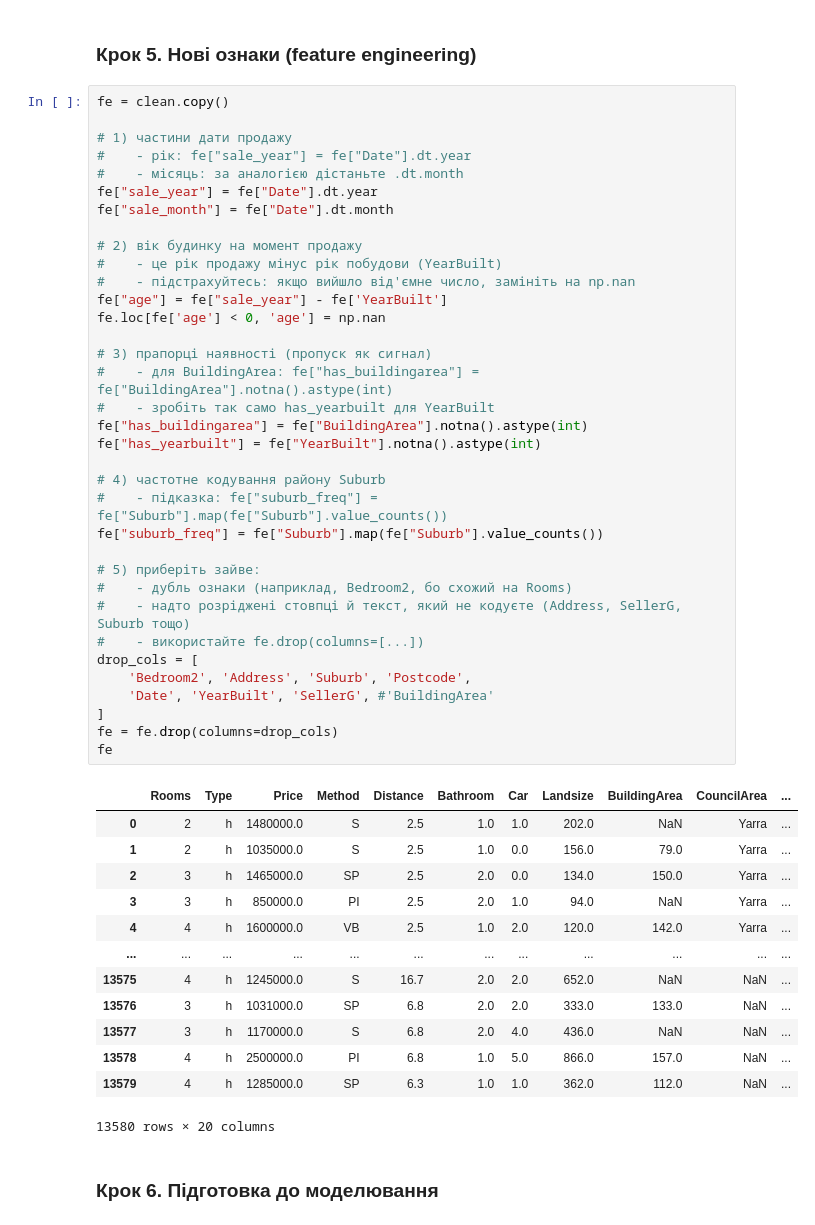
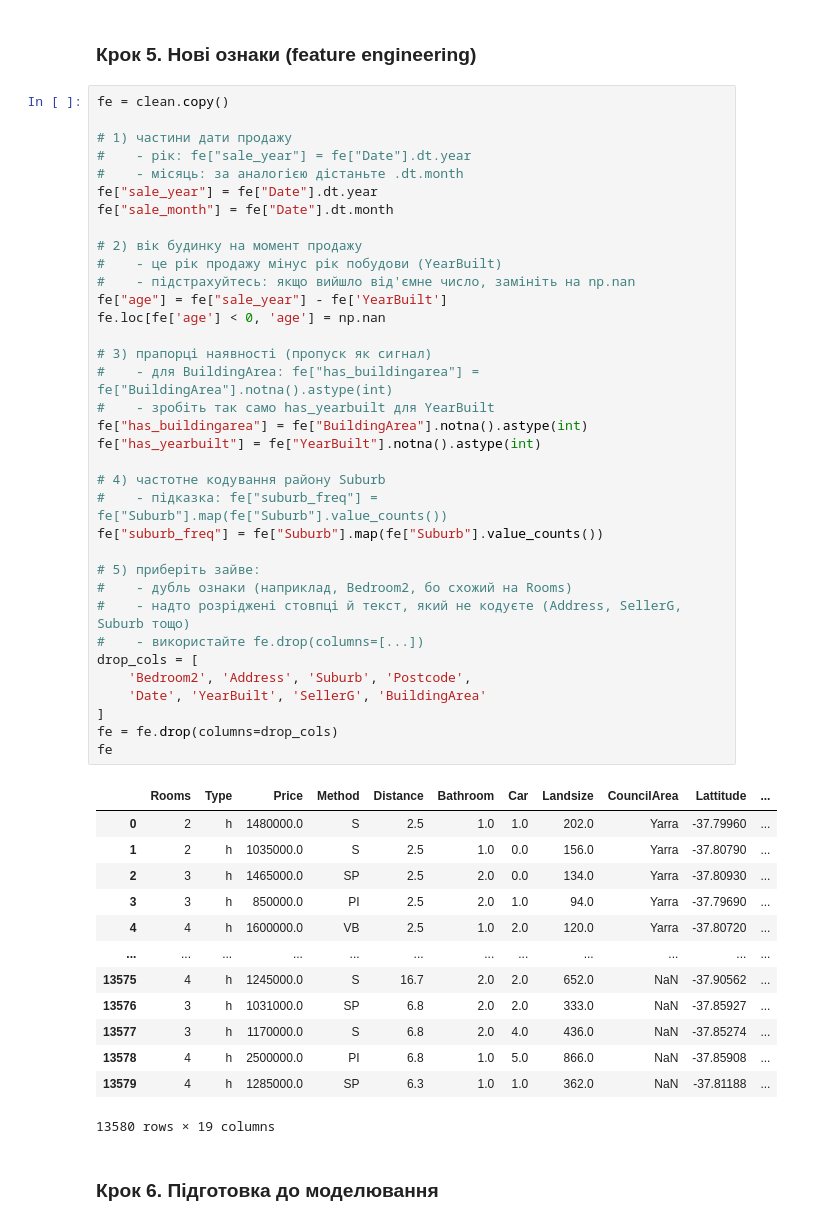
Before and after one commit to KsiuTretyakova/melbourne-housing-DTA, a Jupyter notebook: notebooks/task_easy_workbook.ipynb, the cells around one changed output. Saved outputs shown, nothing was run; the diff lists cells and outputs as text.

```diff
--- a/notebooks/task_easy_workbook.ipynb
+++ b/notebooks/task_easy_workbook.ipynb
@@ -255,47 +255,47 @@ fe = clean.copy()
 #    - місяць: за аналогією дістаньте .dt.month
 fe["sale_year"] = fe["Date"].dt.year
 fe["sale_month"] = fe["Date"].dt.month
 
 # 2) вік будинку на момент продажу
 #    - це рік продажу мінус рік побудови (YearBuilt)
 #    - підстрахуйтесь: якщо вийшло від'ємне число, замініть на np.nan
 fe["age"] = fe["sale_year"] - fe['YearBuilt']
 fe.loc[fe['age'] < 0, 'age'] = np.nan
 
 # 3) прапорці наявності (пропуск як сигнал)
 #    - для BuildingArea: fe["has_buildingarea"] = fe["BuildingArea"].notna().astype(int)
 #    - зробіть так само has_yearbuilt для YearBuilt
 fe["has_buildingarea"] = fe["BuildingArea"].notna().astype(int)
 fe["has_yearbuilt"] = fe["YearBuilt"].notna().astype(int)
 
 # 4) частотне кодування району Suburb
 #    - підказка: fe["suburb_freq"] = fe["Suburb"].map(fe["Suburb"].value_counts())
 fe["suburb_freq"] = fe["Suburb"].map(fe["Suburb"].value_counts())
 
 # 5) приберіть зайве:
 #    - дубль ознаки (наприклад, Bedroom2, бо схожий на Rooms)
 #    - надто розріджені стовпці й текст, який не кодуєте (Address, SellerG, Suburb тощо)
 #    - використайте fe.drop(columns=[...])
 drop_cols = [
     'Bedroom2', 'Address', 'Suburb', 'Postcode',
-    'Date', 'YearBuilt', 'SellerG', #'BuildingArea'
+    'Date', 'YearBuilt', 'SellerG', 'BuildingArea'
 ]
 fe = fe.drop(columns=drop_cols)
 fe
 # %% [output]
-|  | Rooms | Type | Price | Method | Distance | Bathroom | Car | Landsize | BuildingArea | CouncilArea | ... |
-| 0 | 2 | h | 1480000.0 | S | 2.5 | 1.0 | 1.0 | 202.0 | NaN | Yarra | ... |
-| 1 | 2 | h | 1035000.0 | S | 2.5 | 1.0 | 0.0 | 156.0 | 79.0 | Yarra | ... |
-| 2 | 3 | h | 1465000.0 | SP | 2.5 | 2.0 | 0.0 | 134.0 | 150.0 | Yarra | ... |
-| 3 | 3 | h | 850000.0 | PI | 2.5 | 2.0 | 1.0 | 94.0 | NaN | Yarra | ... |
-| 4 | 4 | h | 1600000.0 | VB | 2.5 | 1.0 | 2.0 | 120.0 | 142.0 | Yarra | ... |
+|  | Rooms | Type | Price | Method | Distance | Bathroom | Car | Landsize | CouncilArea | Lattitude | ... |
+| 0 | 2 | h | 1480000.0 | S | 2.5 | 1.0 | 1.0 | 202.0 | Yarra | -37.79960 | ... |
+| 1 | 2 | h | 1035000.0 | S | 2.5 | 1.0 | 0.0 | 156.0 | Yarra | -37.80790 | ... |
+| 2 | 3 | h | 1465000.0 | SP | 2.5 | 2.0 | 0.0 | 134.0 | Yarra | -37.80930 | ... |
+| 3 | 3 | h | 850000.0 | PI | 2.5 | 2.0 | 1.0 | 94.0 | Yarra | -37.79690 | ... |
+| 4 | 4 | h | 1600000.0 | VB | 2.5 | 1.0 | 2.0 | 120.0 | Yarra | -37.80720 | ... |
 | ... | ... | ... | ... | ... | ... | ... | ... | ... | ... | ... | ... |
-| 13575 | 4 | h | 1245000.0 | S | 16.7 | 2.0 | 2.0 | 652.0 | NaN | NaN | ... |
-| 13576 | 3 | h | 1031000.0 | SP | 6.8 | 2.0 | 2.0 | 333.0 | 133.0 | NaN | ... |
-| 13577 | 3 | h | 1170000.0 | S | 6.8 | 2.0 | 4.0 | 436.0 | NaN | NaN | ... |
-| 13578 | 4 | h | 2500000.0 | PI | 6.8 | 1.0 | 5.0 | 866.0 | 157.0 | NaN | ... |
-| 13579 | 4 | h | 1285000.0 | SP | 6.3 | 1.0 | 1.0 | 362.0 | 112.0 | NaN | ... |
+| 13575 | 4 | h | 1245000.0 | S | 16.7 | 2.0 | 2.0 | 652.0 | NaN | -37.90562 | ... |
+| 13576 | 3 | h | 1031000.0 | SP | 6.8 | 2.0 | 2.0 | 333.0 | NaN | -37.85927 | ... |
+| 13577 | 3 | h | 1170000.0 | S | 6.8 | 2.0 | 4.0 | 436.0 | NaN | -37.85274 | ... |
+| 13578 | 4 | h | 2500000.0 | PI | 6.8 | 1.0 | 5.0 | 866.0 | NaN | -37.85908 | ... |
+| 13579 | 4 | h | 1285000.0 | SP | 6.3 | 1.0 | 1.0 | 362.0 | NaN | -37.81188 | ... |
-13580 rows × 20 columns
+13580 rows × 19 columns
 # %% [markdown]
 ### Крок 6. Підготовка до моделювання
 # %%
```
Also changed, not shown: parts of 6 cells of this notebook.
